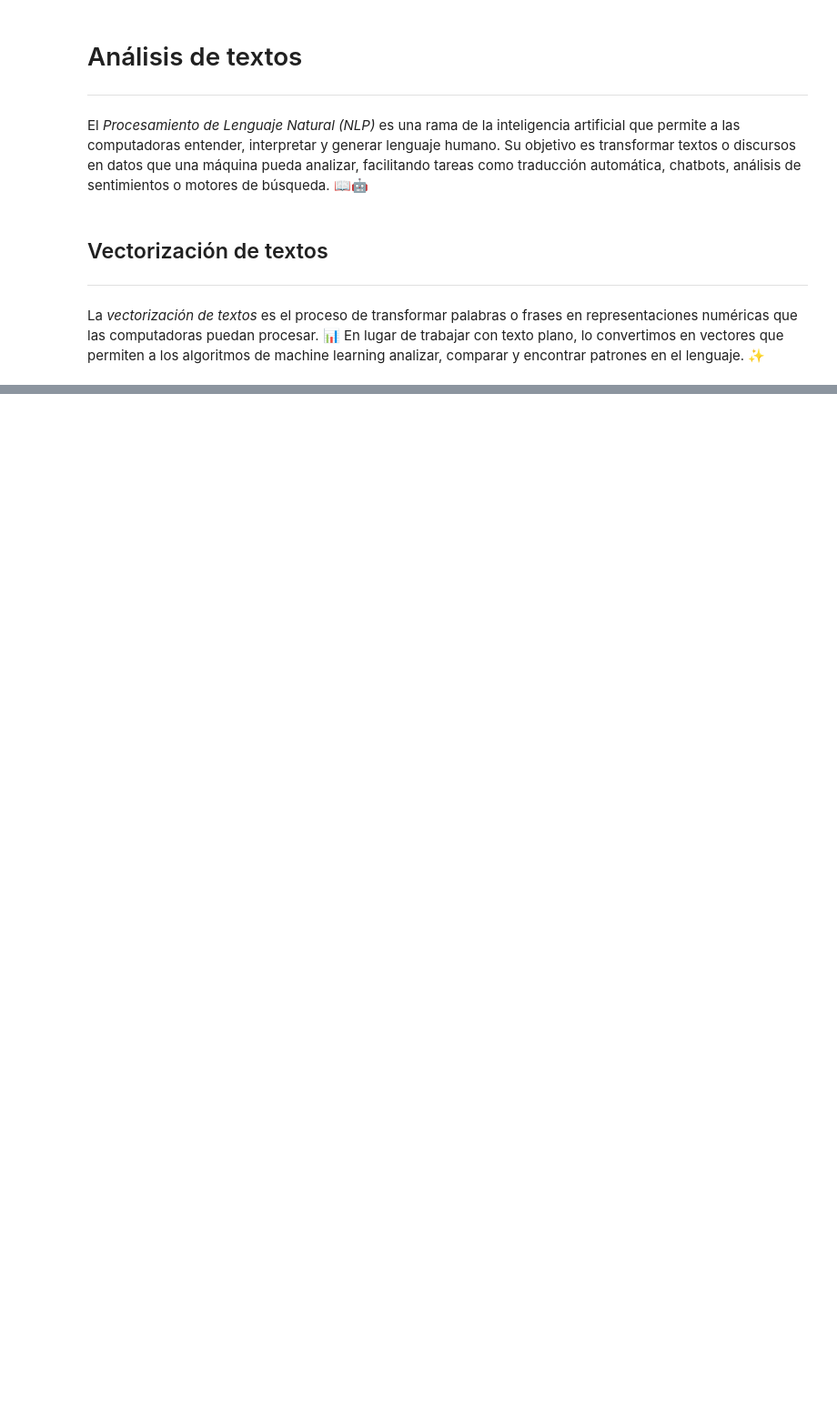
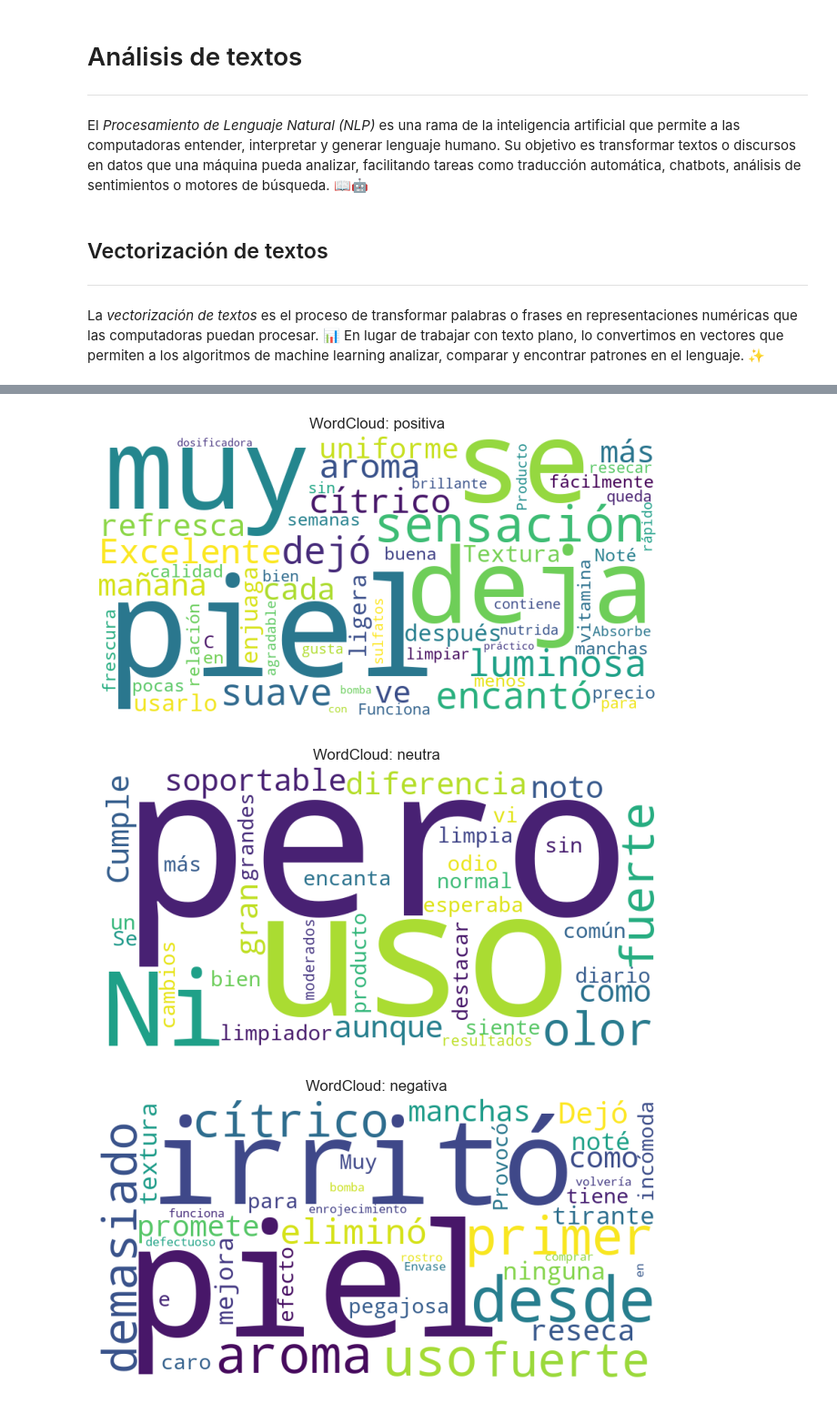
Before and after one commit to zyntonyson/bootcamp_ds_da, a Jupyter notebook: 16-ds-analisis-textos/31-nlp.ipynb, the cells around one changed output, grey strips where cells are left out. Shown: that part at 91% size. Cells and saved outputs as stored; diff of their text form; code cells hidden in the pictures; blank space fills up the shorter version.

```diff
--- a/16-ds-analisis-textos/31-nlp.ipynb
+++ b/16-ds-analisis-textos/31-nlp.ipynb
@@ -33,0 +105,14 @@ pd.read_csv("./dataset_webinar/IMDB Dataset SPANISH.csv").head()
+# %%
+stop_es = set(STOPWORDS) | {"de","la","el","los","las","que","y","mi","me","lo","es"}
+
+def nubes_por_clase(df, label):
+    texto = " ".join(df.loc[df.Label==label, "Comentario"].astype(str))
+    wc = WordCloud(width=800, height=400, stopwords=stop_es, background_color="white").generate(texto)
+    plt.figure(figsize=(8,4)); plt.imshow(wc); plt.axis("off"); plt.title(f"WordCloud: {label}"); plt.show()
+
+for lab in ["positiva","neutra","negativa"]:
+    nubes_por_clase(opiniones, lab)
+# %% [output]
+[figure, added]
+[figure, added]
+[figure, added]
```
Also changed, not shown: parts of 15 cells of this notebook, 1 other file.
